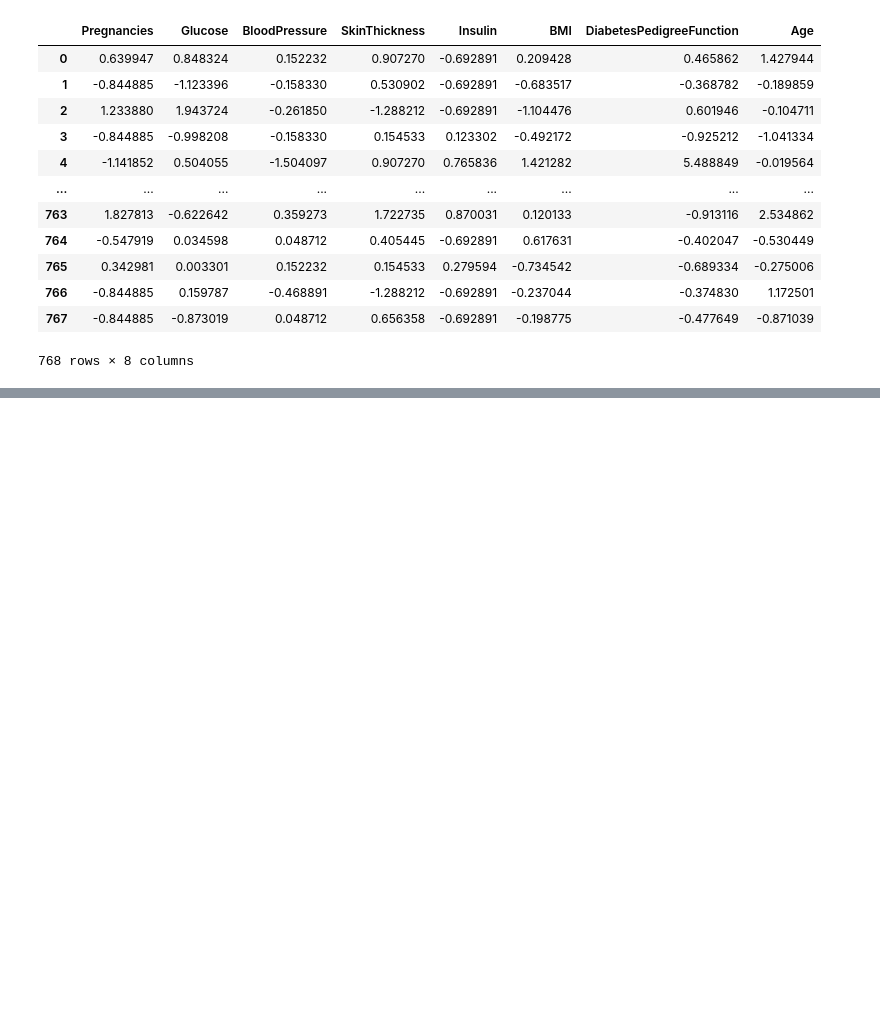
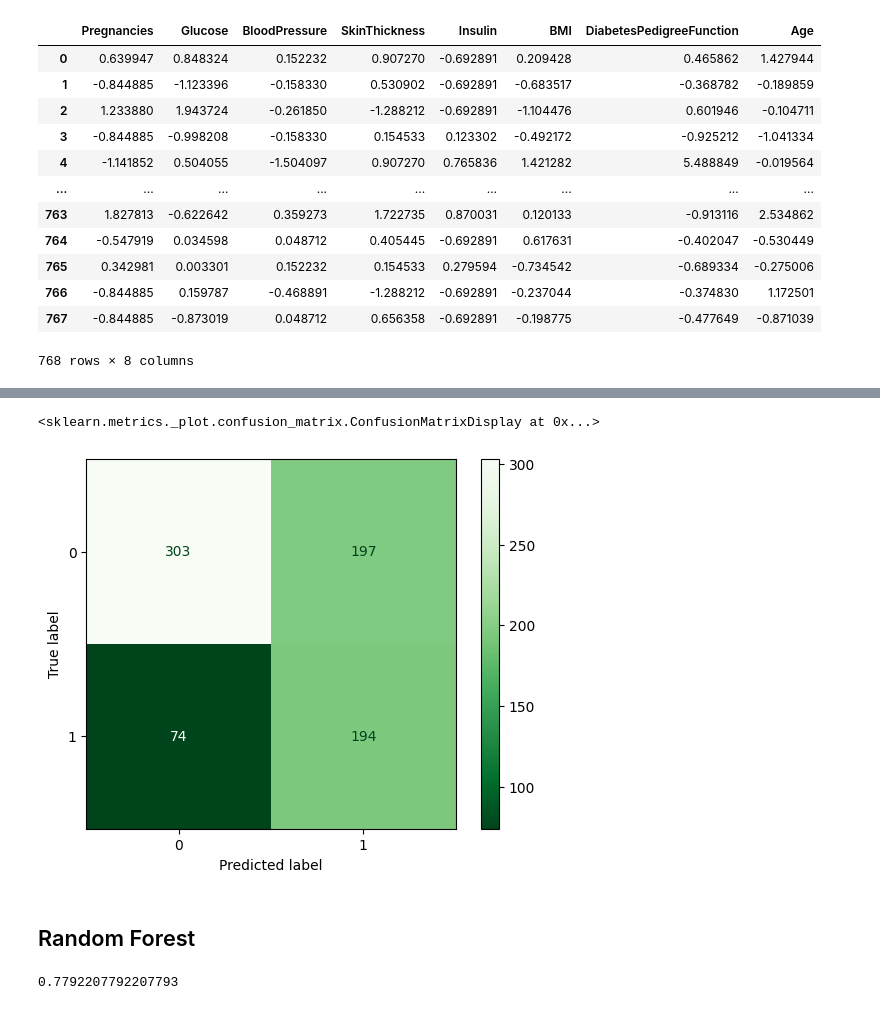
Before and after one commit to DawidWyskwarski/Predicting-Diabetes, a Jupyter notebook: predicting_diabetes.ipynb, the cells around one changed output, grey strips where cells are left out. Drawn from its saved outputs; the diff is of its cells as text; code cells hidden in the pictures; blank space fills up the shorter version.

```diff
--- a/predicting_diabetes.ipynb
+++ b/predicting_diabetes.ipynb
@@ -173,0 +210,19 @@ wpitol to na początek, różne modele, rbf ?,
+# %%
+ConfusionMatrixDisplay.from_predictions(y,sgdc_pred, cmap="Greens_r")
+# %% [output]
+<sklearn.metrics._plot.confusion_matrix.ConfusionMatrixDisplay at 0x...>
+[figure, added]
+# %% [markdown]
+## Random Forest
+# %%
+from sklearn.ensemble import RandomForestClassifier
+
+rfc = RandomForestClassifier()
+
+rfc.fit(X_train,y_train)
+
+rfc_pred = rfc.predict(X_scaled)
+
+rfc.score(X_test,y_test)
+# %% [output]
+0.7792207792207793
```
Also changed, not shown: parts of 14 cells of this notebook, 2 other files.
